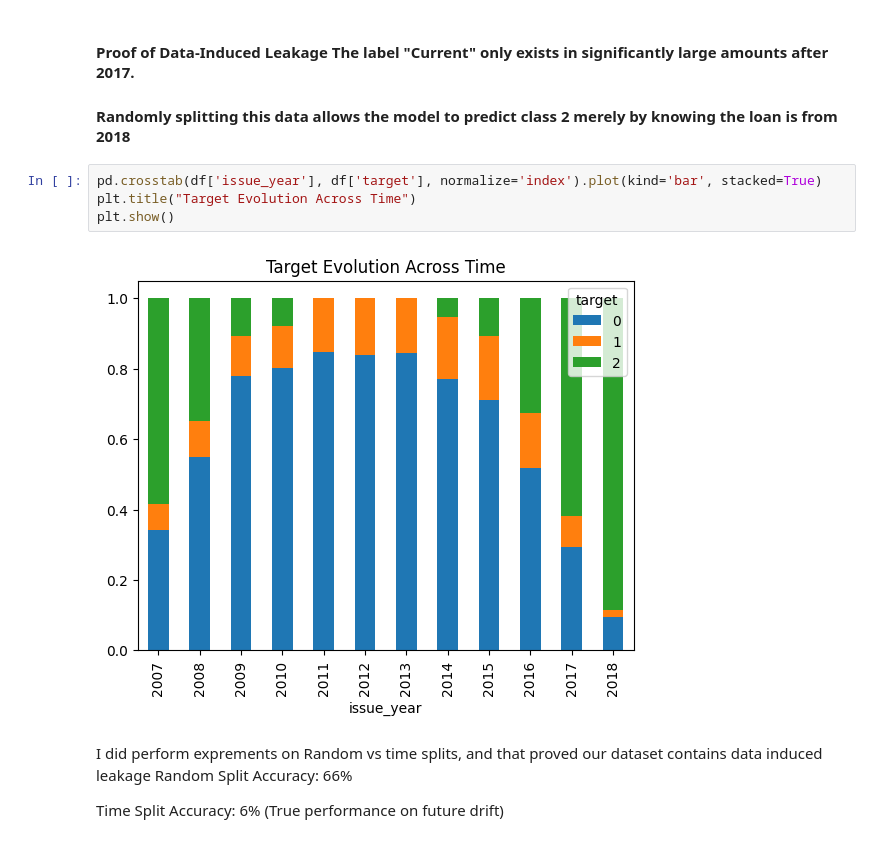
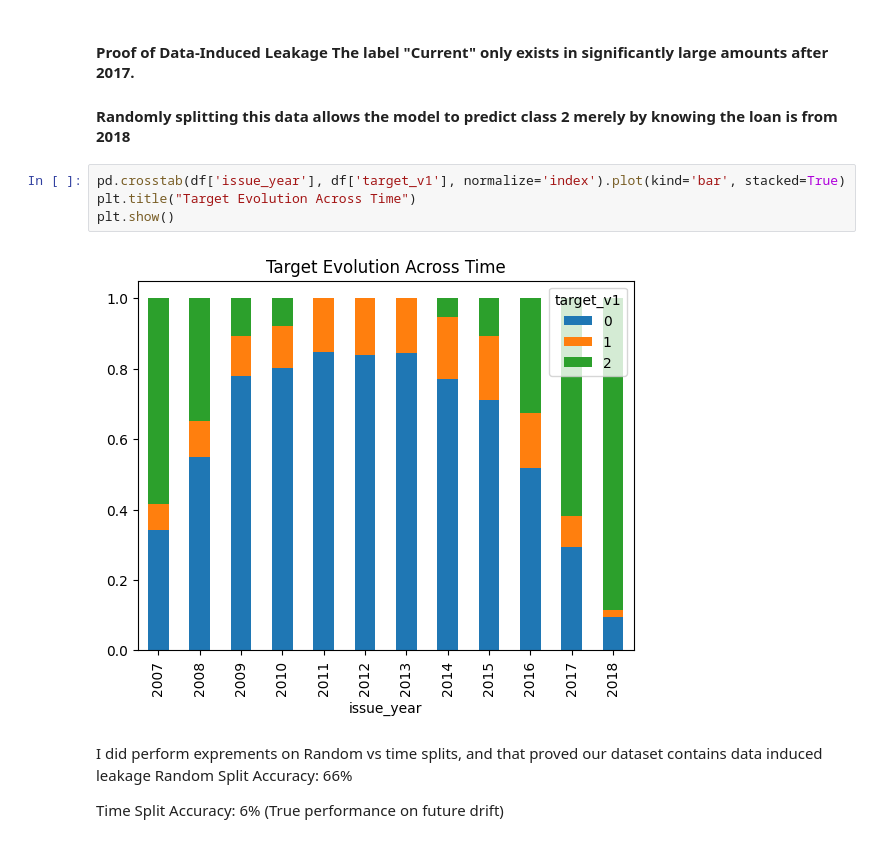
Before and after one commit to Abdulaziz-97/loan-prediction, a Jupyter notebook: Loan_prediction.ipynb, the cells around one changed output. Saved outputs shown, nothing was run; the diff lists cells and outputs as text.

```diff
--- a/Loan_prediction.ipynb
+++ b/Loan_prediction.ipynb
@@ -97,11 +95,11 @@ df['issue_year'] = df['issue_d_dt'].dt.year
 #### Proof of Data-Induced Leakage The label "Current" only exists in significantly large amounts after 2017.
 #### Randomly splitting this data allows the model to predict class 2 merely by knowing the loan is from 2018
 # %%
-pd.crosstab(df['issue_year'], df['target'], normalize='index').plot(kind='bar', stacked=True)
+pd.crosstab(df['issue_year'], df['target_v1'], normalize='index').plot(kind='bar', stacked=True)
 plt.title("Target Evolution Across Time")
 plt.show()
 # %% [output]
-[figure, old version]
+[figure, new version]
 # %% [markdown]
 I did perform exprements on Random vs time splits,
 and that proved our dataset contains data induced leakage
```
Also changed, not shown: parts of 14 cells of this notebook.
